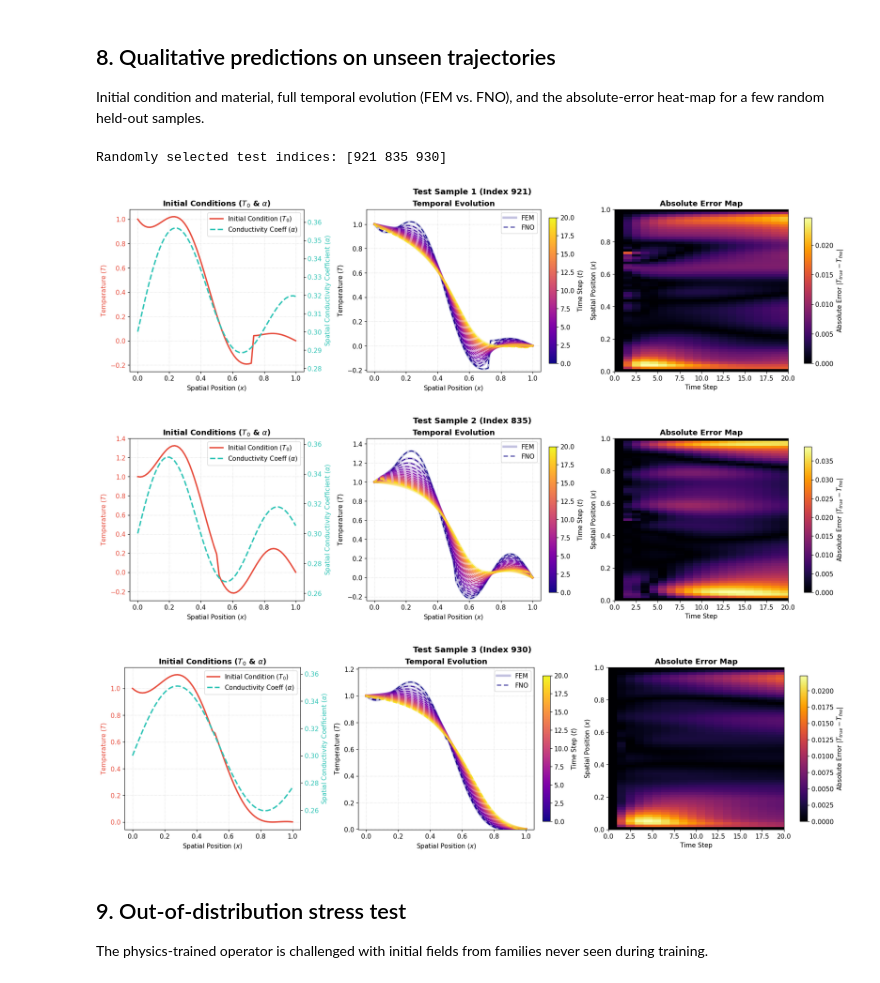
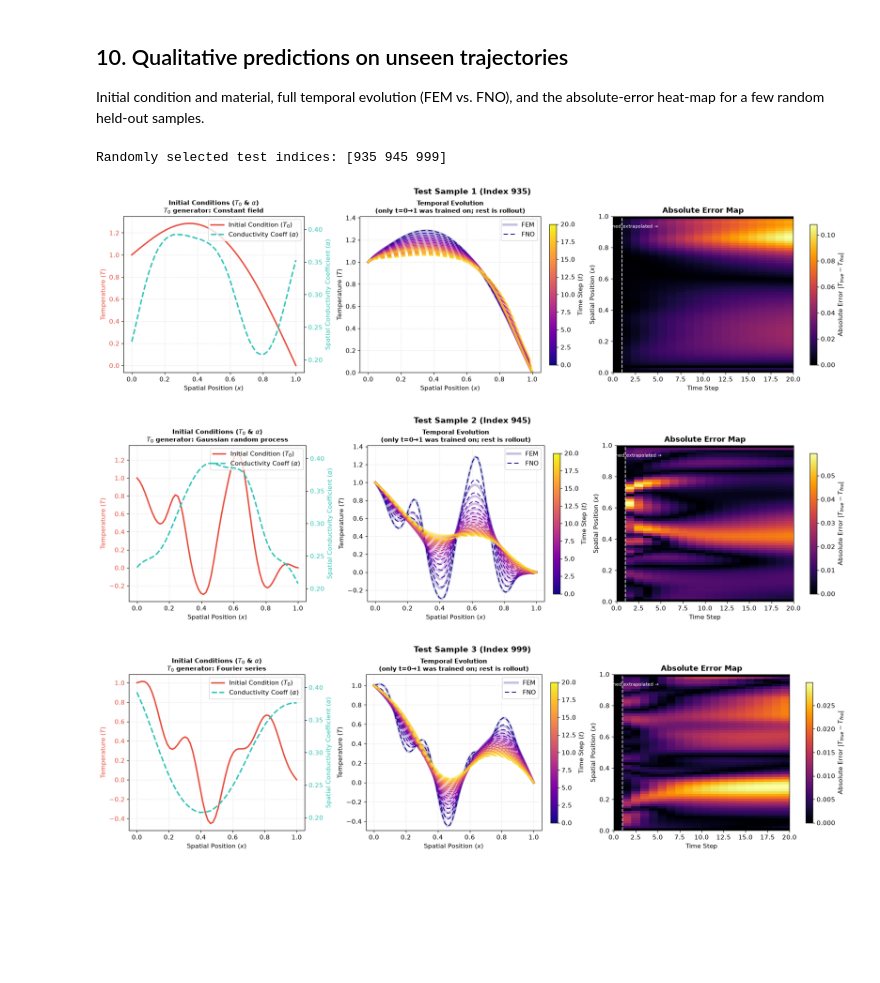
Before and after one commit to neginfr93-eng/PINN-FNO-Thermal-Book, a Jupyter notebook: FNO_transient_weighted_residual.ipynb, the cells around one changed output. Saved outputs shown, nothing was run; the diff lists cells and outputs as text; code cells hidden in the pictures; blank space fills up the shorter version.

Commit message:
Rebuild on shared FEM ground truth; add benchmark, PITI and conclusions chapters

```diff
--- a/FNO_transient_weighted_residual.ipynb
+++ b/FNO_transient_weighted_residual.ipynb
@@ -459,5 +689,5 @@ Computing full rollout errors for all samples...
 # %% [markdown]
-## 8. Qualitative predictions on unseen trajectories
+## 10. Qualitative predictions on unseen trajectories
 
 Initial condition and material, full temporal evolution (FEM vs. FNO), and the absolute-error heat-map for a few random held-out samples.
 # %%
@@ -468,8 +698,10 @@ import matplotlib.colors as mcolors
 NUM_TEST_SAMPLES = 3  # How many random samples to visualize
 test_key = jax.random.PRNGKey(42)  # Change seed for different random samples
 
-# Define the pool (only indices the model hasn't seen during training)
-test_pool = jnp.arange(TRAIN_SAMPLES, N_SAMPLES)
+# Define the pool (only indices unseen by training AND by early stopping --
+# TRAIN_SAMPLES:ROLLOUT_TEST_START is the validation set, which the checkpoint
+# was selected on and so does not belong in a qualitative "unseen" showcase)
+test_pool = jnp.arange(ROLLOUT_TEST_START, N_SAMPLES)
 
 # Choose random indices from the test pool
 test_indices = jax.random.choice(test_key, test_pool, shape=(NUM_TEST_SAMPLES,), replace=False)
@@ -482,9 +714,13 @@ cmap = plt.get_cmap('plasma')
 for i, test_idx in enumerate(test_indices):
     # Retrieve data for this random index
     T0_test, alpha_test = all_T0[test_idx], all_Alpha[test_idx]
+    t0_gen_name = T0_GENERATOR_NAMES[int(all_T0_generator[test_idx])]
 
-    # Generate trajectories (Using local scope functions)
-    true_traj = fem_rollout(T0_test, alpha_test, MAX_STEPS-1)
+    # Generate trajectories (Using local scope functions). Ground truth comes
+    # from the shared derived reference (Section 4), like Sections 6 and 7 --
+    # not a fresh fem_rollout at N_NODES=64, which would carry a different
+    # discretization error than the box plots are measured against.
+    true_traj = jnp.asarray(fem_dataset["trajectory"])[test_idx, :MAX_STEPS]
     fno_pred = rollout_fno(params, T0_test, alpha_test, MAX_STEPS-1)
     fno_traj = jnp.vstack([T0_test, fno_pred])
     error_traj = jnp.abs(true_traj - fno_traj)
@@ -516,48 +752,55 @@ for i, test_idx in enumerate(test_indices):
     labels = [l.get_label() for l in lines]
     ax1.legend(lines, labels, loc="upper right")
 
-    ax1.set_title("Initial Conditions ($T_0$ & $\\alpha$)", fontweight='bold')
+    # T0 generator is labeled explicitly (not guessed from the curve's shape) --
+    # min-max normalization forces every sample, regardless of generator, to
+    # span the full [-1,1] perturbation range, so a single Fourier or GRF draw
+    # can look "extreme" without that implying it came from a different family.
+    ax1.set_title(f"Initial Conditions ($T_0$ & $\\alpha$)\n$T_0$ generator: {t0_gen_name}", fontweight='bold', fontsize=11)
 
     # --- COL 2: TEMPERATURE EVOLUTION (LINE PLOTS) ---
+    # Only the t=0 (T0, solid) -> t=1 (dashed) transition is what the network
+    # was actually trained on; every later curve (t=2 onward) is produced by
+    # feeding the FNO's own prior prediction back in autoregressively, so it's
+    # rollout into territory the physics residual never saw during training.
     plot_steps = range(0, MAX_STEPS, 1)  # Plotting every step
     for t in plot_steps:
         color = cmap(t / MAX_STEPS)
         ax2.plot(GRID, true_traj[t], color=color, alpha=0.25, lw=4, label="FEM" if t==0 else "")
         ax2.plot(GRID, fno_traj[t], color=color, ls=(0, (5, 3)), lw=1.5, label="FNO" if t==0 else "")
 
-    ax2.set_title("Temporal Evolution", fontweight='bold')
+    ax2.set_title("Temporal Evolution\n(only t=0→1 was trained on; rest is rollout)", fontweight='bold', fontsize=11)
     ax2.set_xlabel("Spatial Position ($x$)")
     ax2.set_ylabel("Temperature ($T$)")
     ax2.grid(True, linestyle=':', alpha=0.5)
     ax2.legend(loc='upper right')
 
     # Dynamic Y-Limit for Temperature
     y_min, y_max = jnp.min(true_traj), jnp.max(true_traj)
     ax2.set_ylim(y_min - abs(y_min)*0.1, y_max + abs(y_max)*0.1)
 
     # Dedicated Colorbar for Evolution lines
     sm2 = plt.cm.ScalarMappable(cmap=cmap, norm=plt.Normalize(vmin=0, vmax=MAX_STEPS))
     cbar2 = fig.colorbar(sm2, ax=ax2, aspect=20, shrink=0.9)
     cbar2.set_label('Time Step ($t$)')
 
     # --- COL 3: ERROR HEATMAP ---
     im3 = ax3.imshow(error_traj.T, extent=[0, MAX_STEPS, 0, 1], origin='lower', aspect='auto', cmap='inferno')
+    ax3.axvline(x=1, color='white', linestyle='--', lw=1.5, alpha=0.85)
+    ax3.text(0.9, 0.95, 'trained', color='white', fontsize=8, va='top', ha='right')
+    ax3.text(1.1, 0.95, 'extrapolated →', color='white', fontsize=8, va='top', ha='left')
     ax3.set_title("Absolute Error Map", fontweight='bold')
     ax3.set_xlabel("Time Step")
     ax3.set_ylabel("Spatial Position ($x$)")
 
     # Dedicated Colorbar for the Heatmap
     cbar3 = fig.colorbar(im3, ax=ax3, aspect=20, shrink=0.9)
     cbar3.set_label('Absolute Error $|T_{true} - T_{fno}|$')
 
     fig.suptitle(f"Test Sample {i+1} (Index {test_idx})", fontsize=14, fontweight='bold')
     plt.show()
 # %% [output]
-Randomly selected test indices: [921 835 930]
+Randomly selected test indices: [935 945 999]
-[figure, old version]
+[figure, new version]
-[figure, old version]
+[figure, new version]
-[figure, old version]
+[figure, new version]
-# %% [markdown]
-## 9. Out-of-distribution stress test
-
-The physics-trained operator is challenged with initial fields from families never seen during training.
```
Also changed, not shown: parts of 16 cells of this notebook, 24 other files.
